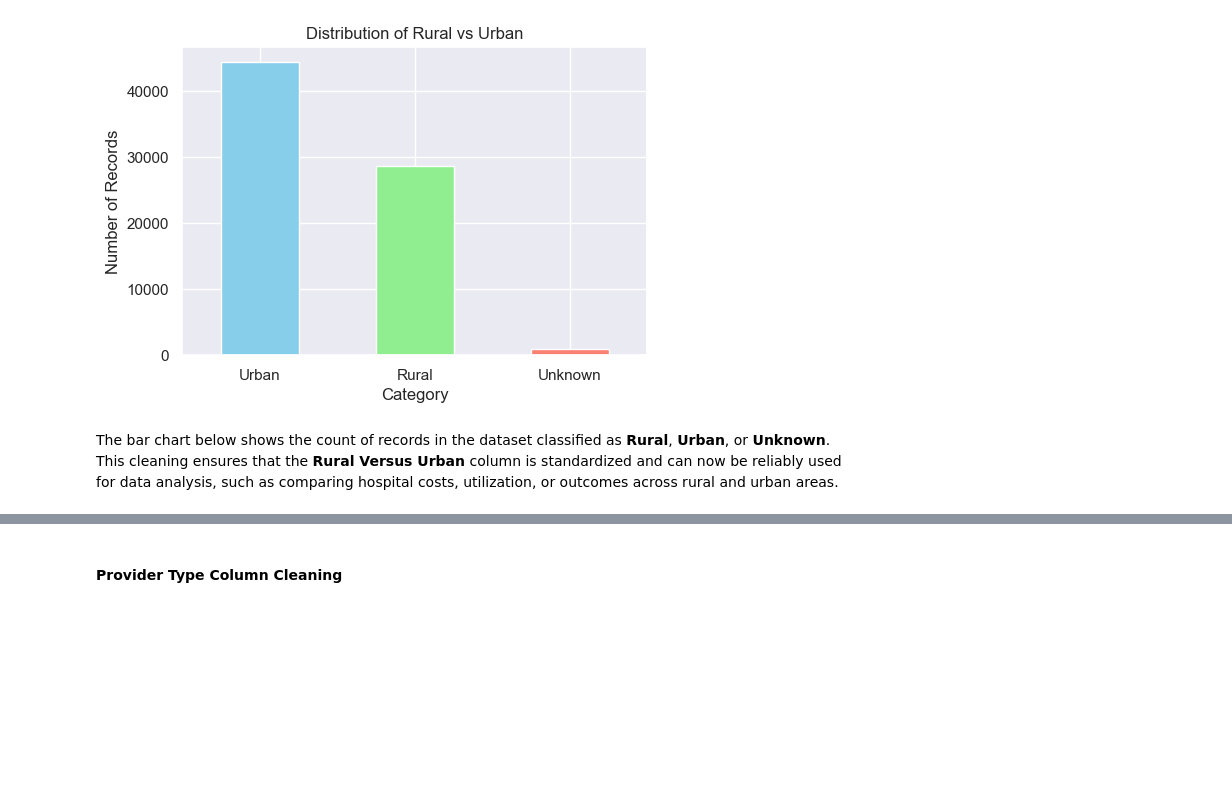
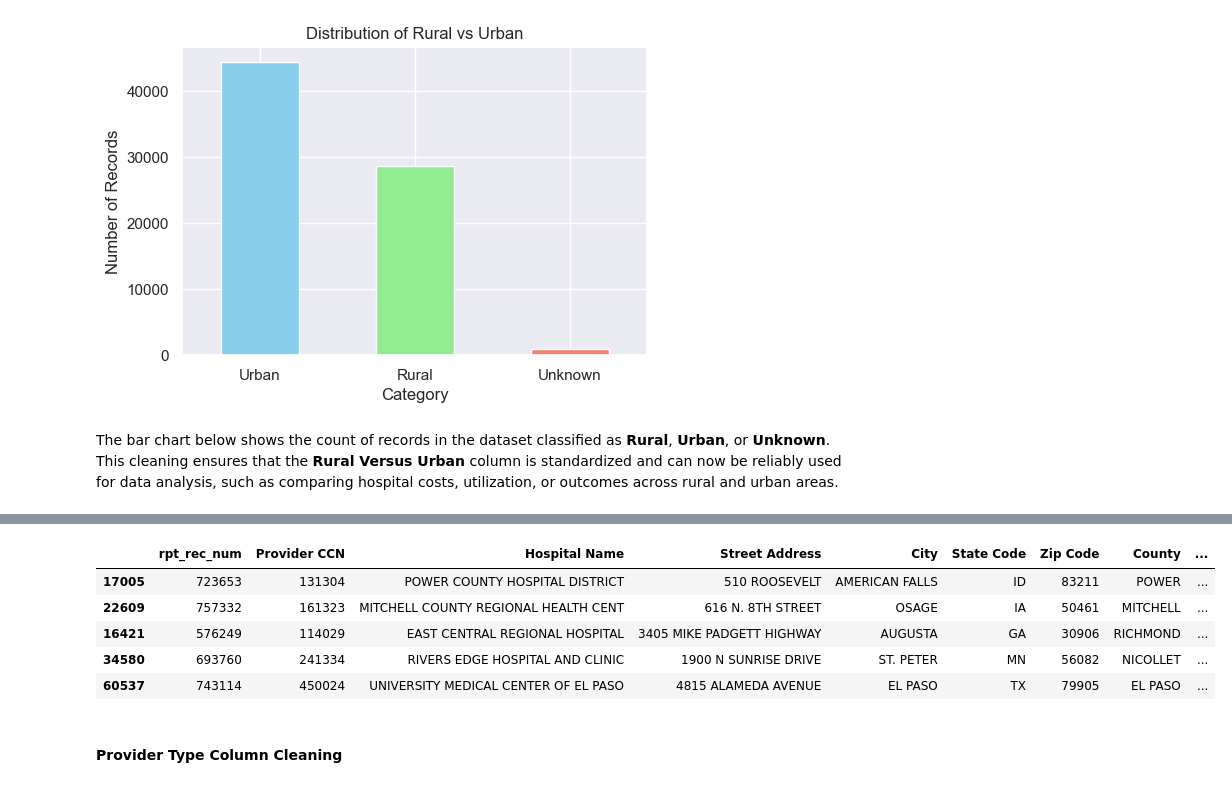
Before and after one commit to jcao-portfolio/hospital-provider-cost-data-analysis, a Jupyter notebook: Notebooks/hospital_provider_cost_data_analysis.ipynb, the cells around one changed output, grey strips where cells are left out. Saved outputs shown, nothing was run; the diff lists cells and outputs as text; code cells hidden in the pictures; blank space fills up the shorter version.

Commit message:
Modified jupyter notebook, modified functionality for CCN Facility Type conversion, added short description under CCN Facility Type column cleaning section

```diff
--- a/Notebooks/hospital_provider_cost_data_analysis.ipynb
+++ b/Notebooks/hospital_provider_cost_data_analysis.ipynb
@@ -644,48 +650,38 @@ The bar chart below shows the count of records in the dataset classified as **Ru
 # %%
-# Define the mapping dictionary
-ccn_facility_type_map = {
-    "STH": "Short-term (General and Specialty) Hospitals",
-    "ORD": "Reserved for hospitals participating in ORD demonstration project",
-    "MCMC": "Multiple Hospital Component in a Medical Complex (Numbers Retired)",
-    "FQHC": "Federally Qualified Health Centers",
-    "ADH": "Alcohol/Drug Hospitals (Numbers Retired)",
-    "MAF": "Medical Assistance Facilities",
-    "CAH": "Critical Access Hospitals",
-    "CCMHC": "Continuation of Community Mental Health Centers",
-    "HOS": "Hospices",
-    "RNMHC": "Religious Non-medical Health Care Institutions (formerly Christian Science Sanatoria (Hospital Services))",
-    "LTCH": "Long-Term Care Hospitals (Excluded from IPPS)",
-    "HBRDF": "Hospital-based Renal Dialysis Facilities",
-    "IDRF": "Independent Renal Dialysis Facilities",
-    "ISPRDF": "Independent Special Purpose Renal Dialysis Facility",
-    "FTH": "Formerly Tuberculosis Hospitals (Numbers Retired)",
-    "RH": "Rehabilitation Hospitals",
-    "HHA": "Home Health Agencies",
-    "CCORF": "Continuation of Comprehensive Outpatient Rehabilitation Facilities",
-    "CH": "Children’s Hospitals",
-    "RHC": "Rural Health Clinics (Free-standing)",  # using one main description; will handle duplicates below
-    "HBSRDF": "Hospital-based Special Purpose Renal Dialysis Facility",
-    "PH": "Psychiatric Hospitals",
-    "CORF": "Comprehensive Outpatient Rehabilitation Facilities",
-    "CMHC": "Community Mental Health Centers",
-    "SNF": "Skilled Nursing Facilities",
-    "OPTS": "Outpatient Physical Therapy Services",
-    "NR": "Numbers Reserved (formerly Christian Science Sanatoria (Skilled Nursing Services))",
-    "CHHA": "Continuation of Home Health Agencies",
-    "TC": "Transplant Centers",
-    "RFU": "Reserved for Future Use"
-}
+# Read CCN Facility Type lookup file
+ccn_lookup = pd.read_csv("../Data/lookups/CCN Facility Type Lookup.csv", encoding="latin1")
 
-# Clean the column
+# Convert to dictionary
+ccn_facility_type_map = dict(zip(ccn_lookup["CCN Facility Type Acronym"], ccn_lookup["CCN Facility Type Description"]))
+
+# Apply mapping and create the new column
 hospital_provider_cost_data_clean["CCN Facility Type Description"] = (
-    hospital_provider_cost_data_clean["CCN Facility Type Acronym"]
-    .map(ccn_facility_type_map)          # map acronym to description
-    .fillna("Unknown")                   # handle acronyms not in the dictionary
+    hospital_provider_cost_data_clean["CCN Facility Type"]
+    .map(ccn_facility_type_map)
+    .fillna("Unknown")
 )
 
+# Reorder columns so description is right after "CCN Facility Type"
+cols = list(hospital_provider_cost_data_clean.columns)
+
+# find the index of "CCN Facility Type"
+idx = cols.index("CCN Facility Type")
+
+# move "CCN Facility Type Description" right after it
+cols.insert(idx + 1, cols.pop(cols.index("CCN Facility Type Description")))
+
+# reassign reordered DataFrame
+hospital_provider_cost_data_clean = hospital_provider_cost_data_clean[cols]
+
 # Check results
-print(hospital_provider_cost_data_clean[["CCN Facility Type Acronym", "CCN Facility Type Description"]].head(10))
-print(hospital_provider_cost_data_clean["CCN Facility Type Description"].value_counts())
+hospital_provider_cost_data_clean.sample(5, random_state=42)
+# %% [output]
+|  | rpt_rec_num | Provider CCN | Hospital Name | Street Address | City | State Code | Zip Code | County | ... |
+| 17005 | 723653 | 131304 | POWER COUNTY HOSPITAL DISTRICT | 510 ROOSEVELT | AMERICAN FALLS | ID | 83211 | POWER | ... |
+| 22609 | 757332 | 161323 | MITCHELL COUNTY REGIONAL HEALTH CENT | 616 N. 8TH STREET | OSAGE | IA | 50461 | MITCHELL | ... |
+| 16421 | 576249 | 114029 | EAST CENTRAL REGIONAL HOSPITAL | 3405 MIKE PADGETT HIGHWAY | AUGUSTA | GA | 30906 | RICHMOND | ... |
+| 34580 | 693760 | 241334 | RIVERS EDGE HOSPITAL AND CLINIC | 1900 N SUNRISE DRIVE | ST. PETER | MN | 56082 | NICOLLET | ... |
+| 60537 | 743114 | 450024 | UNIVERSITY MEDICAL CENTER OF EL PASO | 4815 ALAMEDA AVENUE | EL PASO | TX | 79905 | EL PASO | ... |
 # %% [markdown]
 #### Provider Type Column Cleaning
 # %% [markdown]
```
Also changed, not shown: parts of 1 cell of this notebook.
